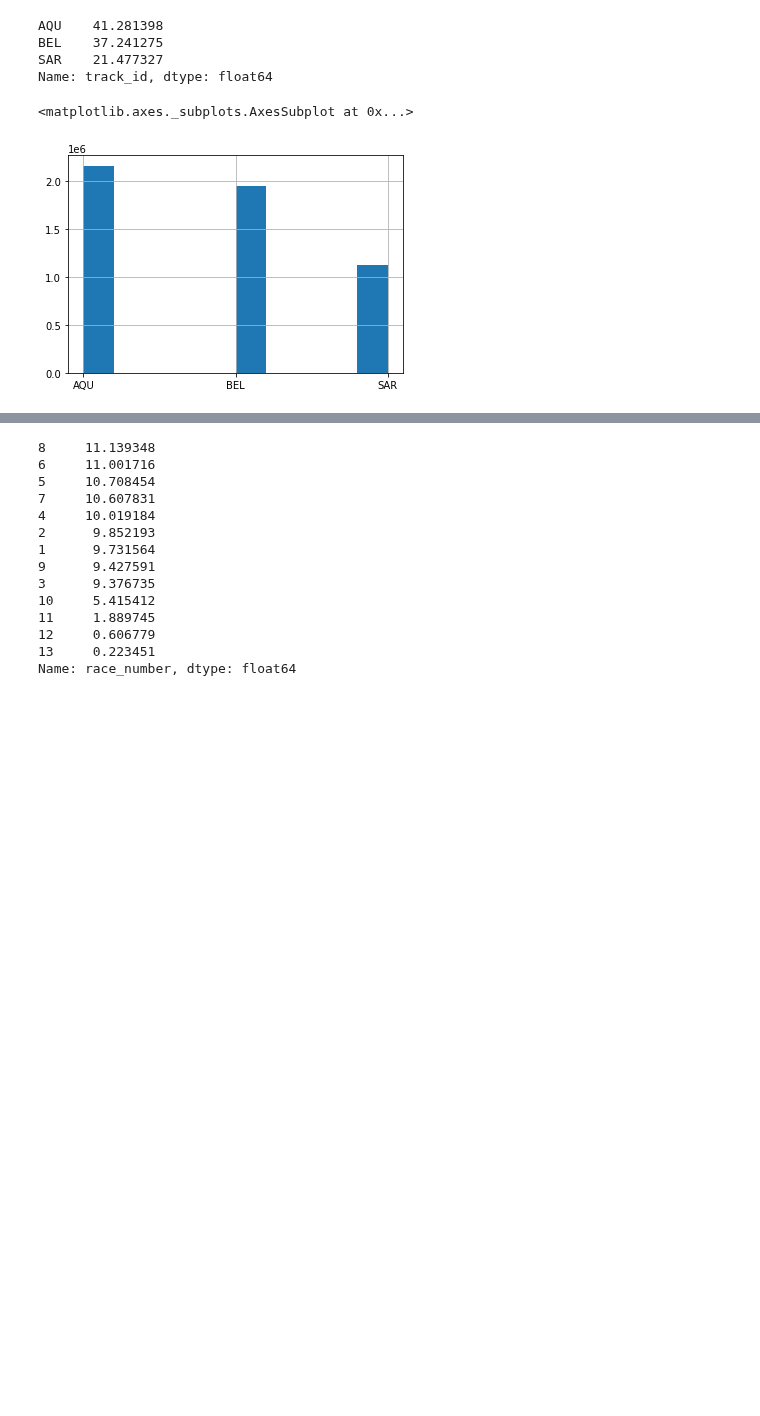
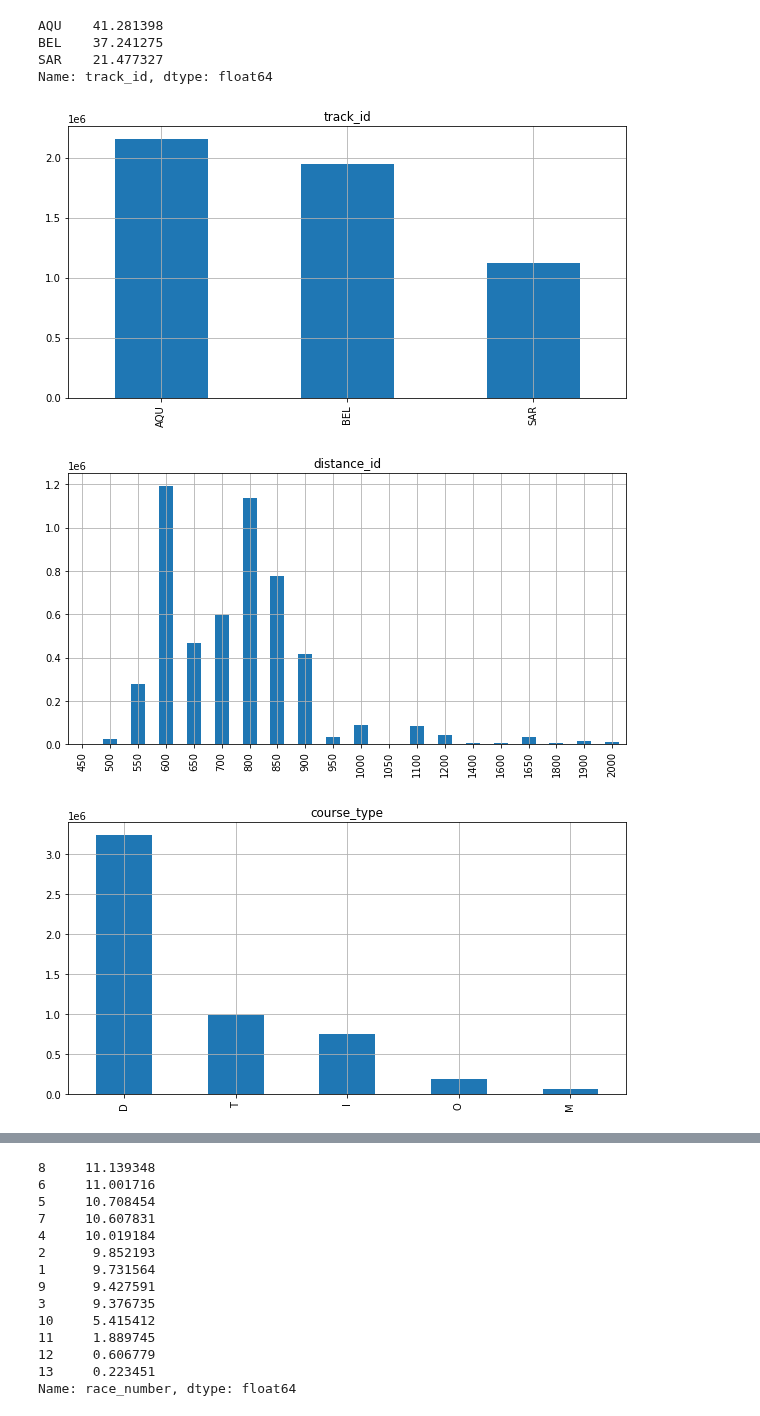
Before and after one commit to jsebastianquiroga/Big_Data-_Derby_2022_SI, a Jupyter notebook: Notebooks/Sistemas_Inteligentes.ipynb, the cells around one changed output, grey strips where cells are left out. Drawn from its saved outputs; the diff is of its cells as text; code cells hidden in the pictures; blank space fills up the shorter version.

```diff
--- a/Notebooks/Sistemas_Inteligentes.ipynb
+++ b/Notebooks/Sistemas_Inteligentes.ipynb
@@ -125,4 +125,6 @@ memory usage: 718.0+ MB
 # %%
 nyra_2019 = nyra_2019.drop(['latitude', 'longitude', 'trakus_index'], axis=1)
+nyra_2019['unique_id'] = nyra_2019.track_id.astype(str) + '_' + nyra_2019.race_date.astype(str) + '_' + nyra_2019.race_number.astype(str)
+print(nyra_2019.unique_id.value_counts())
 nyra_2019
 # %% [output]
@@ -152,8 +170,18 @@ AQU    41.281398
 BEL    37.241275
 SAR    21.477327
 Name: track_id, dtype: float64
-# %%
-nyra_2019['track_id'].hist()
-# %% [output]
-<matplotlib.axes._subplots.AxesSubplot at 0x...>
-[figure, removed]
+# %%
+categorical_features = ['track_id','distance_id','course_type','track_condition','race_type']
+for f in categorical_features:
+    plt.figure(figsize=(10,5))
+    if (f=='distance_id'):
+        nyra_2019[f].value_counts().sort_index().plot(kind='bar')
+    else:
+        nyra_2019[f].value_counts().plot(kind='bar')
+    plt.title(f)
+    plt.grid()
+    plt.show()
+# %% [output]
+[figure, added]
+[figure, added]
+[figure, added]
```
Also changed, not shown: parts of 17 cells of this notebook.
